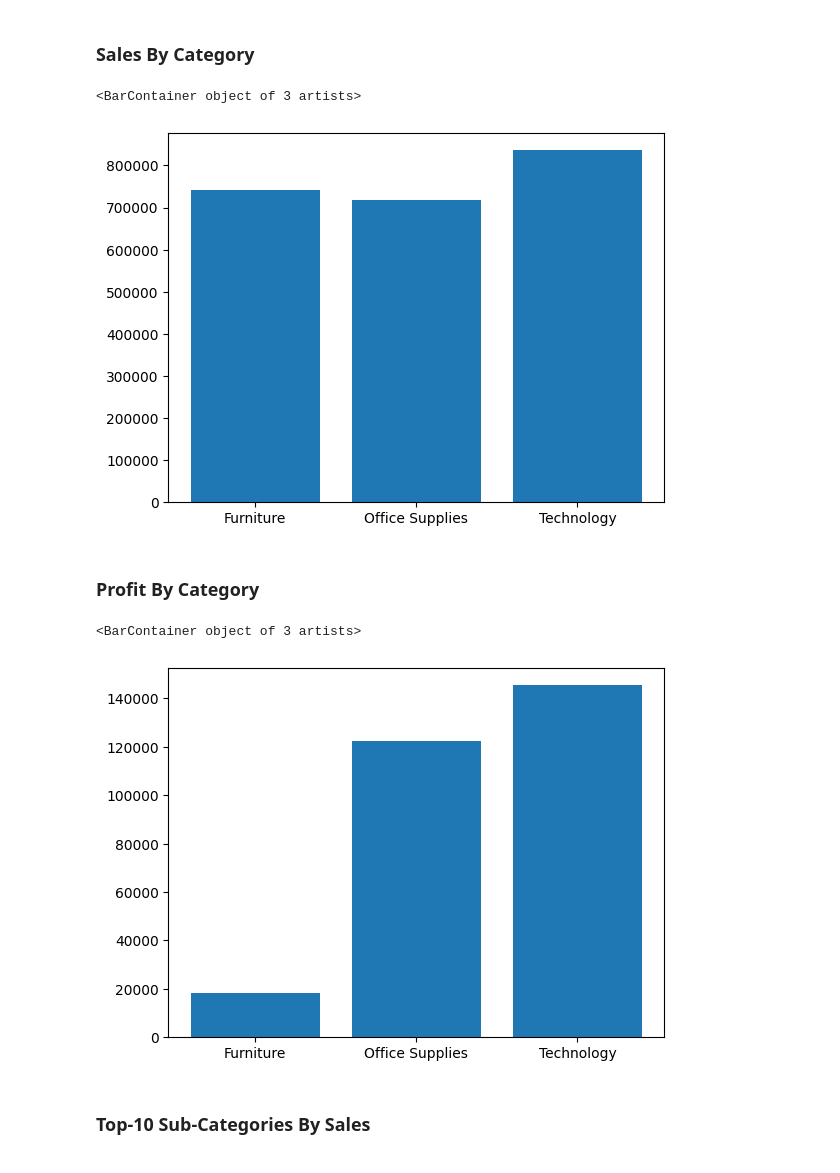
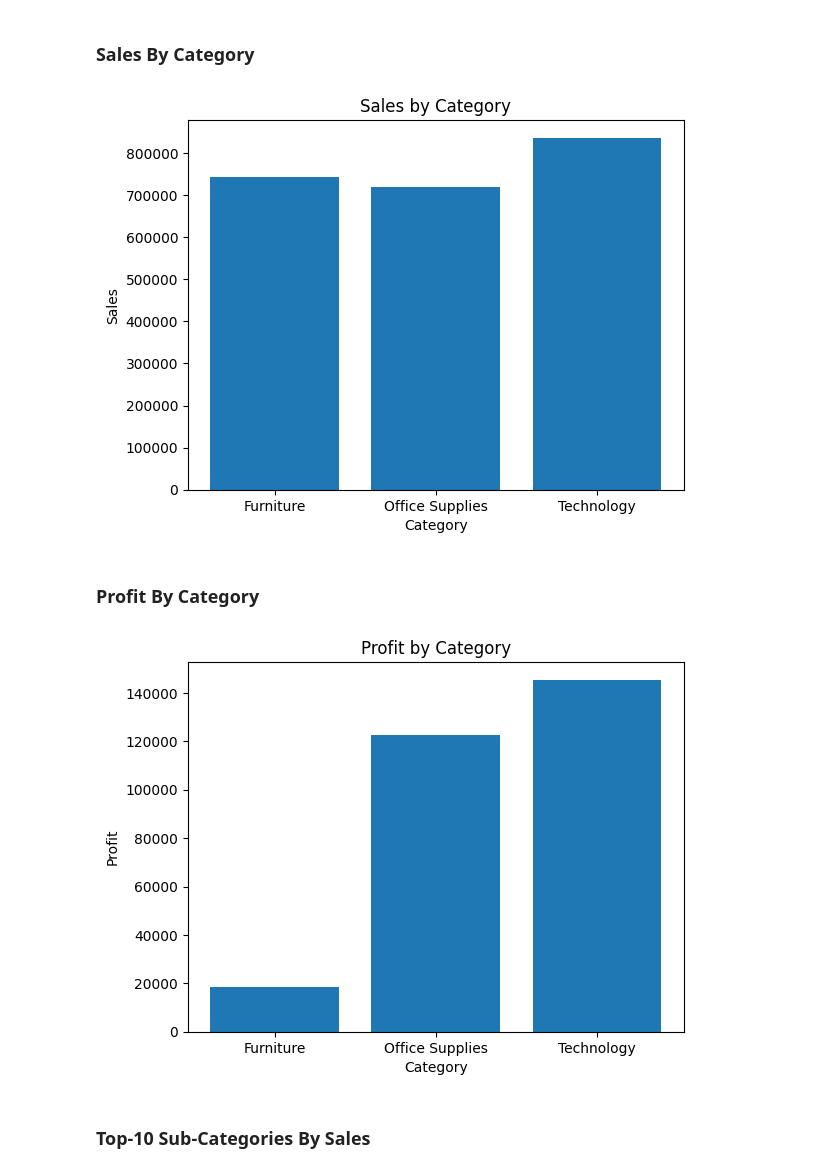
Before and after one commit to RealHaroon/Data-Analytics, a Jupyter notebook: Notebooks/Pandas/Superstore Dataset.ipynb, the cells around one changed output. Drawn from its saved outputs; the diff is of its cells as text; code cells hidden in the pictures.

```diff
--- a/Notebooks/Pandas/Superstore Dataset.ipynb
+++ b/Notebooks/Pandas/Superstore Dataset.ipynb
@@ -23,19 +23,19 @@ df
 ---
 ## **Data Overview**
 # %%
-# df.info()
-# df.shape
-# df.dtypes
-# df.select_dtypes(include='number')
-# df.select_dtypes(include='object')
-# df.select_dtypes(include='float')
-# df['Order Date']=df['Order Date'].str.replace('/','-')
-# df['Order Date']=pd.to_datetime(df['Order Date'])
-# df['Order Date']
-# df['Ship Date']=df['Ship Date'].str.replace('/','-')
-# df['Ship Date']=pd.to_datetime(df['Ship Date'])
-# df['Ship Date']
 df.info()
+df.shape
+df.dtypes
+df.select_dtypes(include='number')
+df.select_dtypes(include='object')
+df.select_dtypes(include='float')
+df['Order Date']=df['Order Date'].str.replace('/','-')
+df['Order Date']=pd.to_datetime(df['Order Date'])
+df['Order Date']
+df['Ship Date']=df['Ship Date'].str.replace('/','-')
+df['Ship Date']=pd.to_datetime(df['Ship Date'])
+df['Ship Date']
+df.info()
 # %% [output]
 <class 'pandas.core.frame.DataFrame'>
 RangeIndex: 9994 entries, 0 to 9993
@@ -151,16 +151,22 @@ sales_by_sub_category.sort_values(by='Sales',ascending=False).head(10)
 ### **Sales By Category**
 # %%
 plt.bar(sales_by_category['Category'],sales_by_category['Sales'])
+plt.title('Sales by Category')
+plt.xlabel('Category')
+plt.ylabel('Sales')
+plt.show()
 # %% [output]
-<BarContainer object of 3 artists>
-[figure, old version]
+[figure, new version]
 # %% [markdown]
 ### **Profit By Category**
 # %%
 plt.bar(profit_by_category['Category'],profit_by_category['Profit'])
+plt.title('Profit by Category')
+plt.xlabel('Category')
+plt.ylabel('Profit')
+plt.show()
 # %% [output]
-<BarContainer object of 3 artists>
-[figure, old version]
+[figure, new version]
 # %% [markdown]
 ### **Top-10 Sub-Categories By Sales**
 # %%
```
Also changed, not shown: parts of 49 cells of this notebook.
